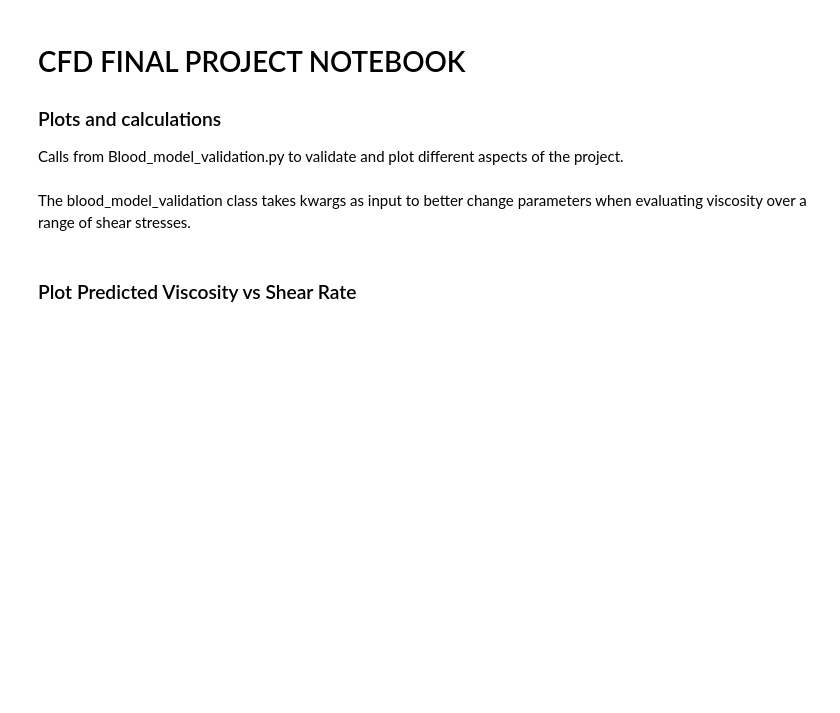
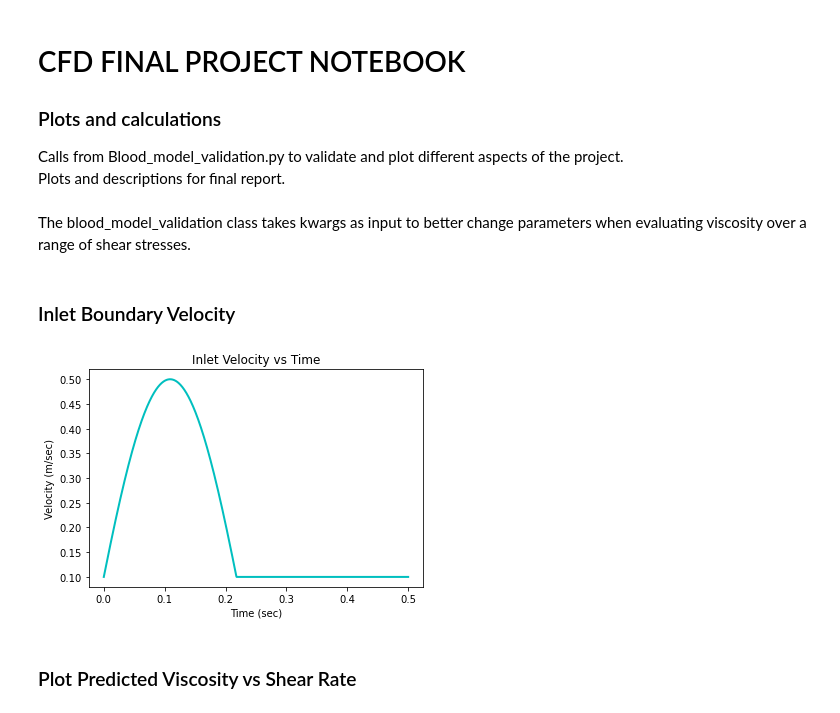
Before and after one commit to jtarriela/EML_4930_Final, a Jupyter notebook: EML_4930/EML_Final_Notebook.ipynb, the cells around one changed output. Saved outputs shown, nothing was run; the diff lists cells and outputs as text; code cells hidden in the pictures; blank space fills up the shorter version.

```diff
--- a/EML_4930/EML_Final_Notebook.ipynb
+++ b/EML_4930/EML_Final_Notebook.ipynb
@@ -1,7 +1,8 @@
 # %% [markdown]
 # CFD FINAL PROJECT NOTEBOOK
 ### Plots and calculations
-Calls from Blood_model_validation.py to validate and plot different aspects of the project.
+Calls from Blood_model_validation.py to validate and plot different aspects of the project. <br>
+Plots and descriptions for final report.
 # %%
 ### Import Statements
 from Blood_model_validation import blood_model_validation, Q_
@@ -24,6 +25,12 @@ Parameters_BM_Class = {'Q_': Q_,
 bm = blood_model_validation(**Parameters_BM_Class)
 # %% [markdown]
 The blood_model_validation class takes kwargs as input to better change parameters when evaluating viscosity over a range of shear stresses.
+# %% [markdown]
+### Inlet Boundary Velocity
+# %%
+bm.inlet_profile()
+# %% [output]
+[figure, added]
 # %% [markdown]
 ### Plot Predicted Viscosity vs Shear Rate
 # %%
```
Also changed, not shown: parts of 8 cells of this notebook, 1 other file.
